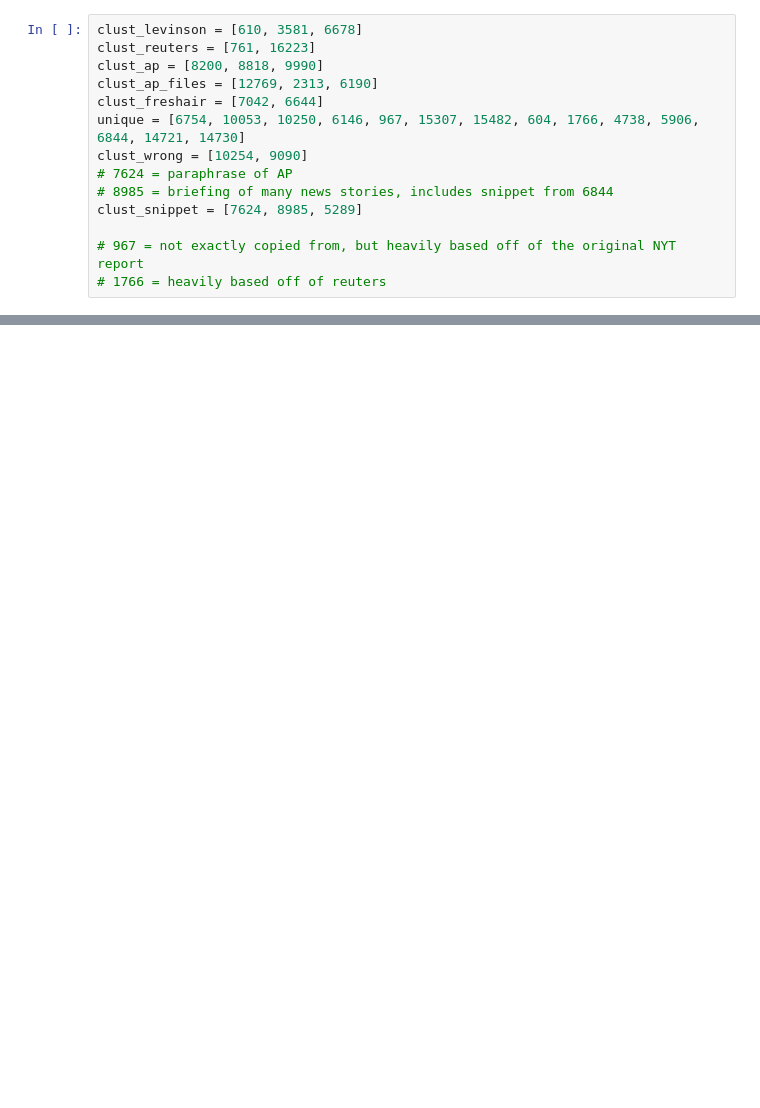
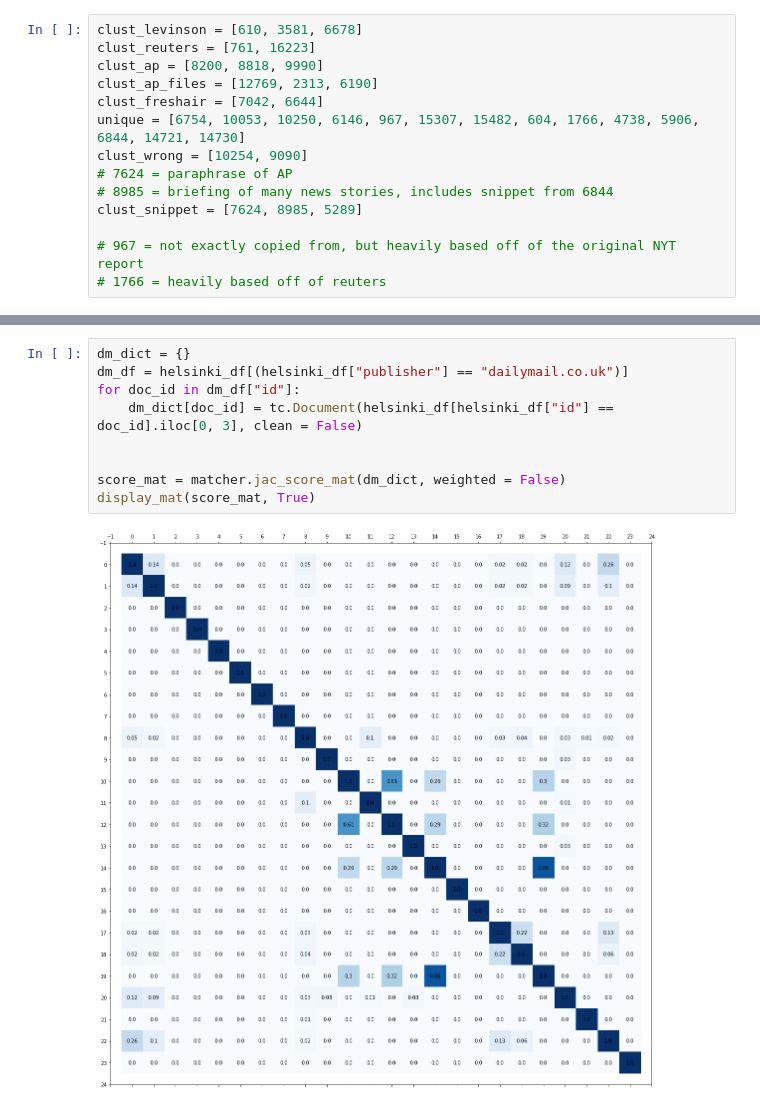
Before and after one commit to asprout/ArticleComparisons, a Jupyter notebook: ArticleSimilarity.ipynb, the cells around one changed output, grey strips where cells are left out. Saved outputs shown, nothing was run; the diff lists cells and outputs as text; blank space fills up the shorter version.

```diff
--- a/ArticleSimilarity.ipynb
+++ b/ArticleSimilarity.ipynb
@@ -186,0 +141,11 @@ Diagonal sum:  14.951416915567858 Non-diagonal sum:  15.89304440138211
+# %%
+dm_dict = {}
+dm_df = helsinki_df[(helsinki_df["publisher"] == "dailymail.co.uk")]
+for doc_id in dm_df["id"]:
+    dm_dict[doc_id] = tc.Document(helsinki_df[helsinki_df["id"] == doc_id].iloc[0, 3], clean = False)
+
+
+score_mat = matcher.jac_score_mat(dm_dict, weighted = False)
+display_mat(score_mat, True)
+# %% [output]
+[figure, added]
```
Also changed, not shown: parts of 19 cells of this notebook, 1 other file.
